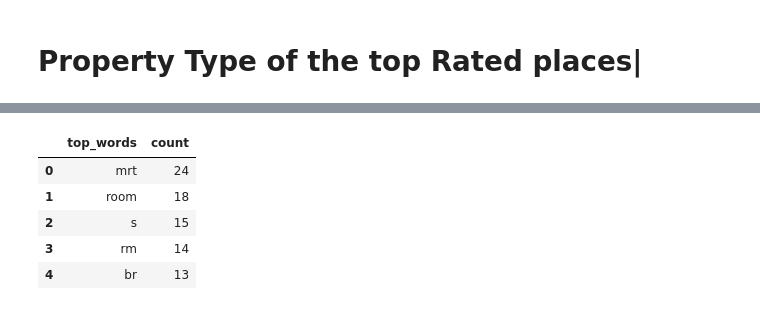
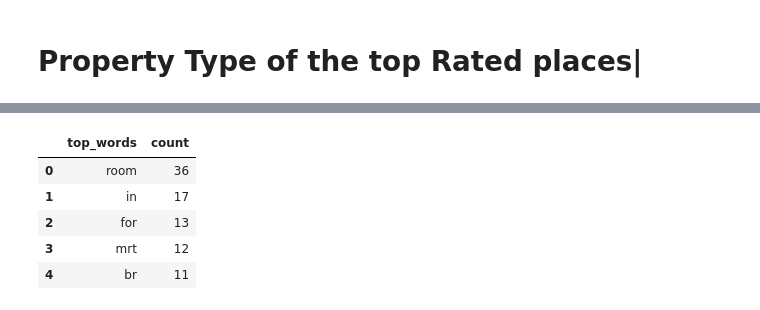
Before and after one commit to boonhaoyeo/SC1015-Mini-Project, a Jupyter notebook: AirBnB_EDA.ipynb, the cells around one changed output, grey strips where cells are left out. Saved outputs shown, nothing was run; the diff lists cells and outputs as text; code cells hidden in the pictures.

```diff
--- a/AirBnB_EDA.ipynb
+++ b/AirBnB_EDA.ipynb
@@ -64,8 +59,5 @@ memory usage: 2.4+ MB
 # %%
 air_data["price"]=  air_data['price'].str.replace(',', '').str.replace('$', '')
 air_data["price"] = pd.to_numeric(air_data["price"], downcast='float')
-
-air_data["num_of_veri"]= air_data["host_verifications"].apply(lambda n: len(n.split(',')))
-air_data["num_of_veri"].head()
 #air_data = air_data.select_dtypes(exclude=['object'])
 #air_data.info()
@@ -82,8 +67,7 @@ Name: num_of_veri, dtype: int64
 # %% [markdown]
 ## All unique amenities in the top 100 rated AirBnB
 # %%
-top_air = air_data.sort_values(by=['review_scores_rating'],ascending = False )
-top_air['rating_cleaned']=top_air['review_scores_rating'].round(1)
+top_air = air_data.sort_values(by=['review_scores_rating'])
 top_air = top_air[0:100]
 top_air.head()
 # %% [output]
@@ -131 +115,14 @@ top_amenities = top_air['amenities'].str.split(', ', expand=True).stack().value_
 top_amenities = top_amenities.rename_axis('amenities').reset_index(name='count')
+# %%
+top_air["host_verifications"]=top_air['host_verifications'].str.replace('[', '').str.replace(']','').str.replace('"','').str.replace('/', '').str.replace("'", '')
+top_air["num_of_veri"]= top_air["host_verifications"].apply(lambda n: len(n.split(',')))
+top_air["num_of_veri"] =top_air["num_of_veri"].to_frame()
+top_air["num_of_veri"].head()
+
+
+top_v =  pd.DataFrame(''.join(top_air["host_verifications"]).lower().split(',')).value_counts()
+top_v = top_air['host_verifications'].str.split(', ', expand=True).stack().value_counts()[0:10]
+top_v = top_v.rename_axis('host_verifications').reset_index(name='count')
+
+f = plt.figure(figsize=(24, 24))
+sb.barplot(x='count', y="host_verifications", data=top_v,orient = "h")
@@ -195,5 +180,5 @@ sb.barplot(x='count', y="property_type", data=top_ptype[:10],orient = "h")
 # %%
-top_air["neighbourhood_cleansed"]=top_air['neighbourhood_cleansed'].str.replace('[', '').str.replace(']','')
+top_air["neighbourhood_cleansed"]=top_air['neighbourhood_cleansed'].str.replace('[', '').str.replace(']','').str.replace('"','')
 top_air["neighbourhood_cleansed"] =top_air["neighbourhood_cleansed"].to_frame()
 top_air["neighbourhood_cleansed"].head()
 
@@ -208,21 +193,20 @@ sb.barplot(x='count', y="neighbourhood_cleansed", data=top_neig,orient = "h")
 # %%
 top_air["name"] = top_air["name"].str.replace(r'<[^<>]*>', ' ', regex=True)
 #air_data["description"] = air_data["description"].str.replace(('\?|\|&|•|+|-|'), '',regex=True)
 top_air["name"] = top_air["name"].str.replace('\W', ' ', regex=True)
 des = pd.DataFrame(top_air["name"])
 des["name"] = des["name"].str.replace('\d+', ' ', regex=True)
 des.head()
-top_words =  pd.DataFrame(' '.join(des["name"]).lower().split()).value_counts()
+top_words =  pd.DataFrame(' '.join(des["name"]).lower().split()).value_counts()[:50]
 top_words = top_words.rename_axis('top_words').reset_index(name='count')
-
 top_words.head()
 # %% [output]
 |  | top_words | count |
-| 0 | mrt | 24 |
-| 1 | room | 18 |
-| 2 | s | 15 |
-| 3 | rm | 14 |
-| 4 | br | 13 |
+| 0 | room | 36 |
+| 1 | in | 17 |
+| 2 | for | 13 |
+| 3 | mrt | 12 |
+| 4 | br | 11 |
 # %%
 print_full(top_words)
 # %% [output]
```
Also changed, not shown: parts of 27 cells of this notebook.
